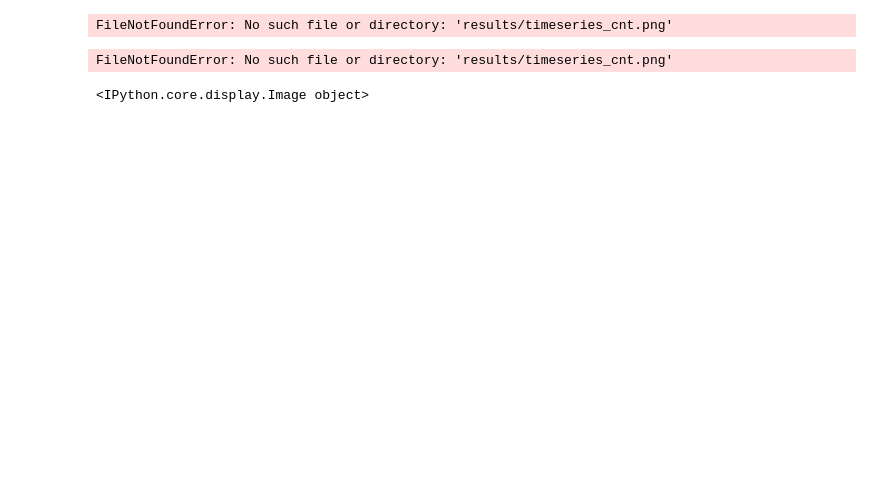
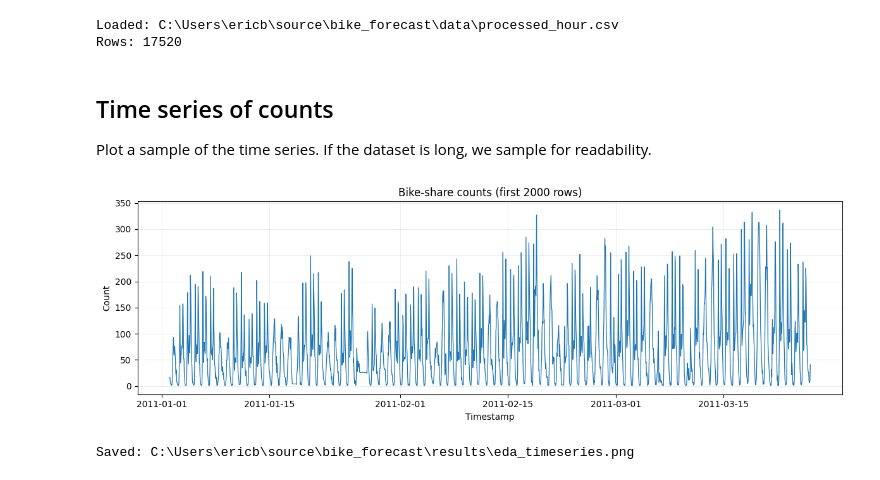
Before and after one commit to TheGrayColour/bike-share-demand-forecasting, a Jupyter notebook: notebooks/EDA.ipynb, the cells around one changed output. Drawn from its saved outputs; the diff is of its cells as text; code cells hidden in the pictures; blank space fills up the shorter version.

```diff
--- a/notebooks/EDA.ipynb
+++ b/notebooks/EDA.ipynb
@@ -12,7 +14,23 @@ Steps performed:
 # %%
-from IPython.display import Image, display
-display(Image('results/timeseries_cnt.png'))
+# Load processed data (safe-path resolution) and basic imports
+from pathlib import Path
+import pandas as pd
+import numpy as np
+import matplotlib.pyplot as plt
+import seaborn as sns
+import os
+
+ROOT = Path.cwd().parent
+PROC = ROOT / 'data' / 'processed_hour.csv'
+RESULTS = ROOT / 'results'
+RESULTS.mkdir(parents=True, exist_ok=True)
+
+if PROC.exists():
+    df = pd.read_csv(PROC, parse_dates=['timestamp'])
+    print("Loaded:", PROC)
+    print("Rows:", len(df))
+else:
+    raise FileNotFoundError(f"Processed data not found at {PROC}. Run: python src/prepare.py --input data/hour.csv --output data/processed_hour.csv")
 # %% [output]
-FileNotFoundError: No such file or directory: 'results/timeseries_cnt.png'
+Loaded: C:\Users\ericb\source\bike_forecast\data\processed_hour.csv
+Rows: 17520
-FileNotFoundError: No such file or directory: 'results/timeseries_cnt.png'
-<IPython.core.display.Image object>
@@ -21,2 +37,23 @@ display(Image('results/hourly_mean_cnt.png'))
+# %% [markdown]
+## Time series of counts
+
+Plot a sample of the time series. If the dataset is long, we sample for readability.
 # %%
-display(Image('results/heatmap_day_hr.png'))
+# Time series (sample for readability)
+sample_n = 2000   # adjust as needed
+sample = df.iloc[:sample_n]
+
+plt.figure(figsize=(12,4))
+plt.plot(sample['timestamp'], sample['cnt'], linewidth=0.9)
+plt.xlabel('Timestamp')
+plt.ylabel('Count')
+plt.title(f'Bike-share counts (first {sample_n} rows)')
+plt.grid(alpha=0.2)
+plt.tight_layout()
+ts_path = RESULTS / 'eda_timeseries.png'
+plt.savefig(ts_path, dpi=150)
+plt.show()
+print("Saved:", ts_path)
+# %% [output]
+[figure, added]
+Saved: C:\Users\ericb\source\bike_forecast\results\eda_timeseries.png
```
Also changed, not shown: parts of 19 cells of this notebook, 1 other file.
